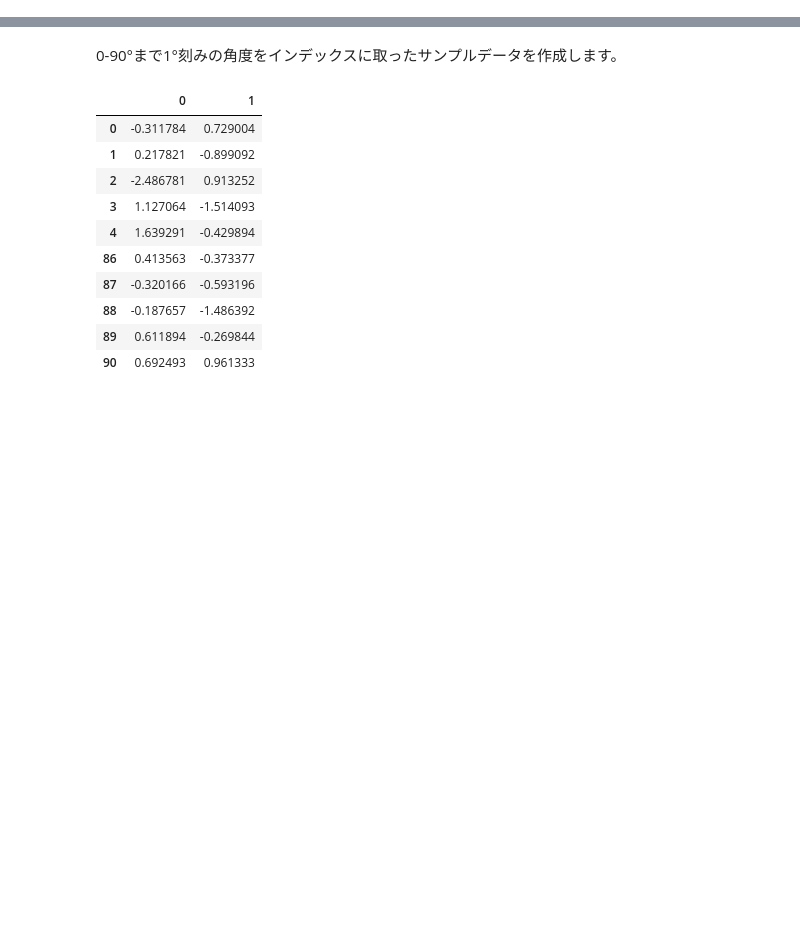
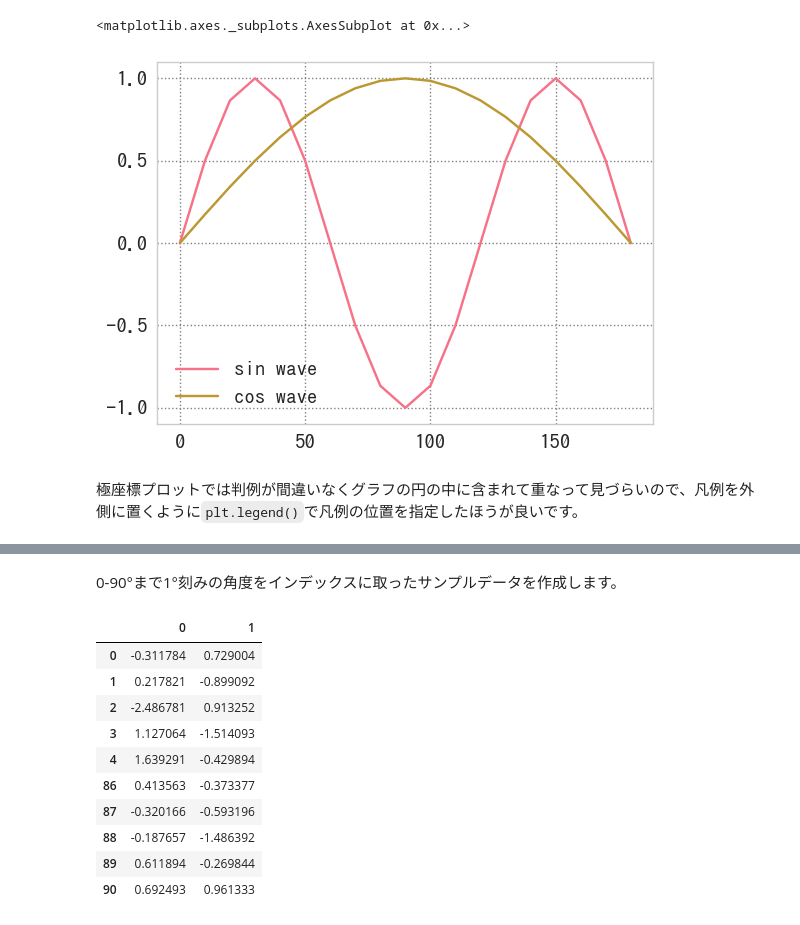
Before and after one commit to u1and0/polarplot, a Jupyter notebook: polarplot.ipynb, the cells around one changed output, grey strips where cells are left out. Drawn from its saved outputs; the diff is of its cells as text; code cells hidden in the pictures; blank space fills up the shorter version.

```diff
--- a/polarplot.ipynb
+++ b/polarplot.ipynb
@@ -0,0 +201,7 @@
+# %%
+df.mirror().plot()
+# %% [output]
+<matplotlib.axes._subplots.AxesSubplot at 0x...>
+[figure, added]
+# %% [markdown]
+極座標プロットでは判例が間違いなくグラフの円の中に含まれて重なって見づらいので、凡例を外側に置くように`plt.legend()`で凡例の位置を指定したほうが良いです。
```
Also changed, not shown: parts of 67 cells of this notebook, 1 other file.
